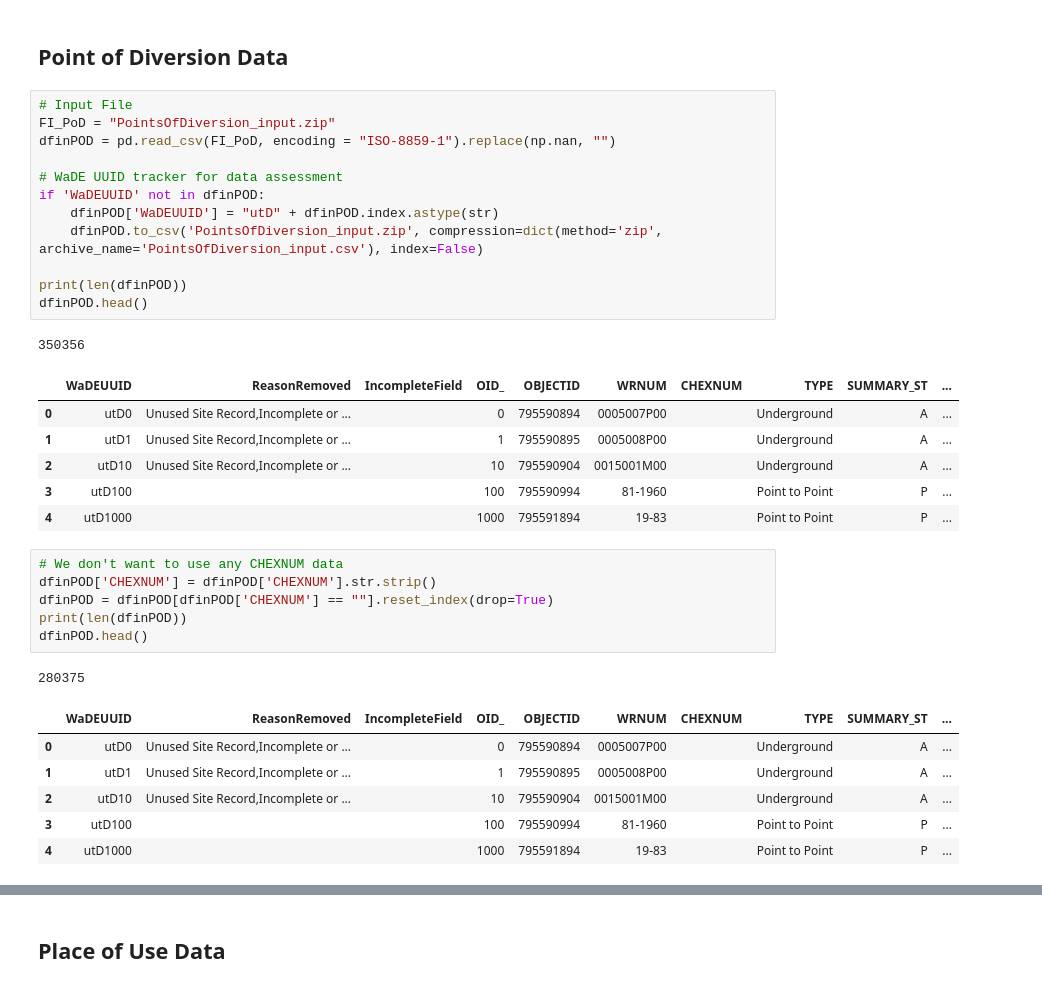
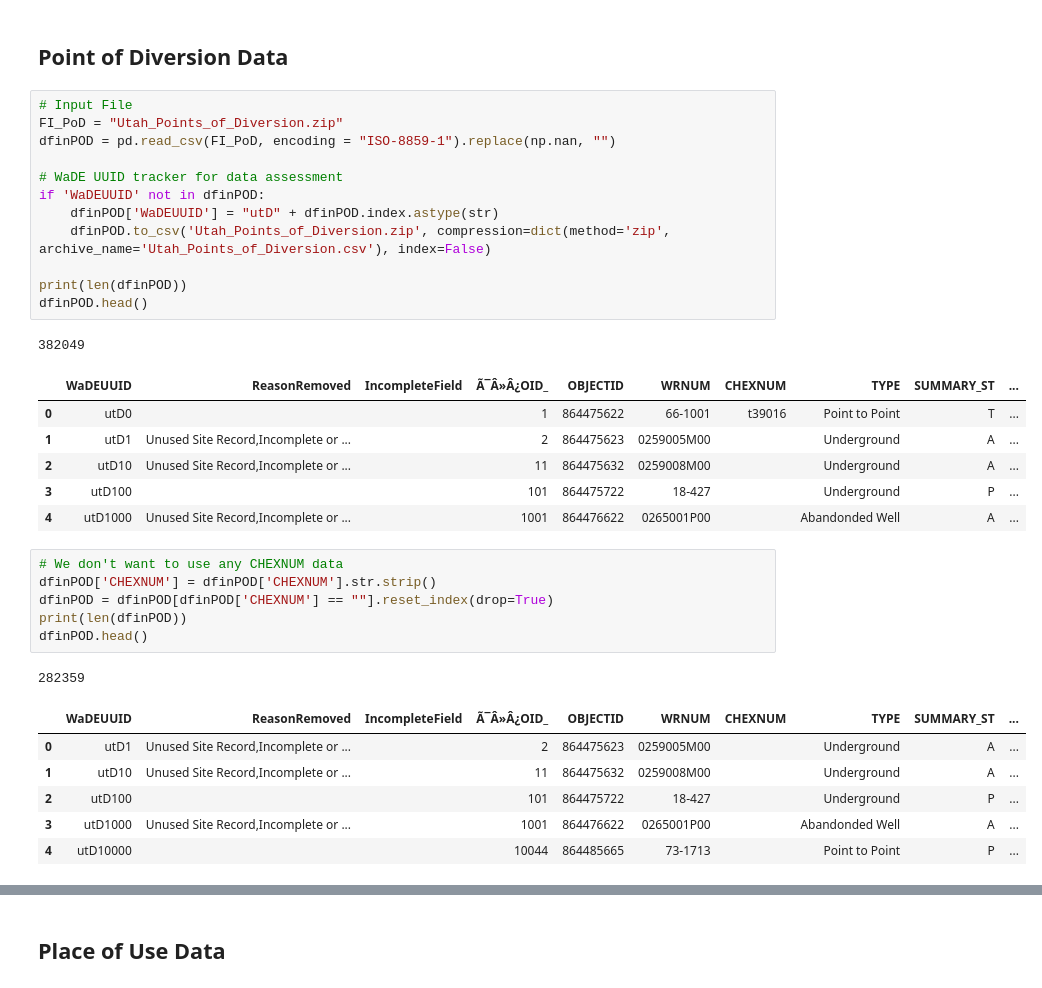
Before and after one commit to WSWCWaterDataExchange/MappingStatesDataToWaDE2.0, a Jupyter notebook: Utah/WaterAllocation/1_UTwr_PreProcessAllocationData.ipynb, the cells around one changed output, grey strips where cells are left out. Drawn from its saved outputs; the diff is of its cells as text.

```diff
--- a/Utah/WaterAllocation/1_UTwr_PreProcessAllocationData.ipynb
+++ b/Utah/WaterAllocation/1_UTwr_PreProcessAllocationData.ipynb
@@ -31,24 +31,24 @@ os.chdir(workingDir)
 ## Point of Diversion Data
 # %%
 # Input File
-FI_PoD = "PointsOfDiversion_input.zip"
+FI_PoD = "Utah_Points_of_Diversion.zip"
 dfinPOD = pd.read_csv(FI_PoD, encoding = "ISO-8859-1").replace(np.nan, "")
 
 # WaDE UUID tracker for data assessment
 if 'WaDEUUID' not in dfinPOD:
     dfinPOD['WaDEUUID'] = "utD" + dfinPOD.index.astype(str)
-    dfinPOD.to_csv('PointsOfDiversion_input.zip', compression=dict(method='zip', archive_name='PointsOfDiversion_input.csv'), index=False)
+    dfinPOD.to_csv('Utah_Points_of_Diversion.zip', compression=dict(method='zip', archive_name='Utah_Points_of_Diversion.csv'), index=False)
 
 print(len(dfinPOD))
 dfinPOD.head()
 # %% [output]
-350356
+382049
-|  | WaDEUUID | ReasonRemoved | IncompleteField | OID_ | OBJECTID | WRNUM | CHEXNUM | TYPE | SUMMARY_ST | ... |
-| 0 | utD0 | Unused Site Record,Incomplete or ... |  | 0 | 795590894 | 0005007P00 |  | Underground | A | ... |
-| 1 | utD1 | Unused Site Record,Incomplete or ... |  | 1 | 795590895 | 0005008P00 |  | Underground | A | ... |
-| 2 | utD10 | Unused Site Record,Incomplete or ... |  | 10 | 795590904 | 0015001M00 |  | Underground | A | ... |
-| 3 | utD100 |  |  | 100 | 795590994 | 81-1960 |  | Point to Point | P | ... |
-| 4 | utD1000 |  |  | 1000 | 795591894 | 19-83 |  | Point to Point | P | ... |
+|  | WaDEUUID | ReasonRemoved | IncompleteField | Ã¯Â»Â¿OID_ | OBJECTID | WRNUM | CHEXNUM | TYPE | SUMMARY_ST | ... |
+| 0 | utD0 |  |  | 1 | 864475622 | 66-1001 | t39016 | Point to Point | T | ... |
+| 1 | utD1 | Unused Site Record,Incomplete or ... |  | 2 | 864475623 | 0259005M00 |  | Underground | A | ... |
+| 2 | utD10 | Unused Site Record,Incomplete or ... |  | 11 | 864475632 | 0259008M00 |  | Underground | A | ... |
+| 3 | utD100 |  |  | 101 | 864475722 | 18-427 |  | Underground | P | ... |
+| 4 | utD1000 | Unused Site Record,Incomplete or ... |  | 1001 | 864476622 | 0265001P00 |  | Abandonded Well | A | ... |
 # %%
 # We don't want to use any CHEXNUM data
 dfinPOD['CHEXNUM'] = dfinPOD['CHEXNUM'].str.strip()
@@ -56,13 +56,13 @@ dfinPOD = dfinPOD[dfinPOD['CHEXNUM'] == ""].reset_index(drop=True)
 print(len(dfinPOD))
 dfinPOD.head()
 # %% [output]
-280375
+282359
-|  | WaDEUUID | ReasonRemoved | IncompleteField | OID_ | OBJECTID | WRNUM | CHEXNUM | TYPE | SUMMARY_ST | ... |
-| 0 | utD0 | Unused Site Record,Incomplete or ... |  | 0 | 795590894 | 0005007P00 |  | Underground | A | ... |
-| 1 | utD1 | Unused Site Record,Incomplete or ... |  | 1 | 795590895 | 0005008P00 |  | Underground | A | ... |
-| 2 | utD10 | Unused Site Record,Incomplete or ... |  | 10 | 795590904 | 0015001M00 |  | Underground | A | ... |
-| 3 | utD100 |  |  | 100 | 795590994 | 81-1960 |  | Point to Point | P | ... |
-| 4 | utD1000 |  |  | 1000 | 795591894 | 19-83 |  | Point to Point | P | ... |
+|  | WaDEUUID | ReasonRemoved | IncompleteField | Ã¯Â»Â¿OID_ | OBJECTID | WRNUM | CHEXNUM | TYPE | SUMMARY_ST | ... |
+| 0 | utD1 | Unused Site Record,Incomplete or ... |  | 2 | 864475623 | 0259005M00 |  | Underground | A | ... |
+| 1 | utD10 | Unused Site Record,Incomplete or ... |  | 11 | 864475632 | 0259008M00 |  | Underground | A | ... |
+| 2 | utD100 |  |  | 101 | 864475722 | 18-427 |  | Underground | P | ... |
+| 3 | utD1000 | Unused Site Record,Incomplete or ... |  | 1001 | 864476622 | 0265001P00 |  | Abandonded Well | A | ... |
+| 4 | utD10000 |  |  | 10044 | 864485665 | 73-1713 |  | Point to Point | P | ... |
 # %%
 # For creating BeneficialUseCategory
 benUseDict = {
```
Also changed, not shown: parts of 26 cells of this notebook, 3 other files.
